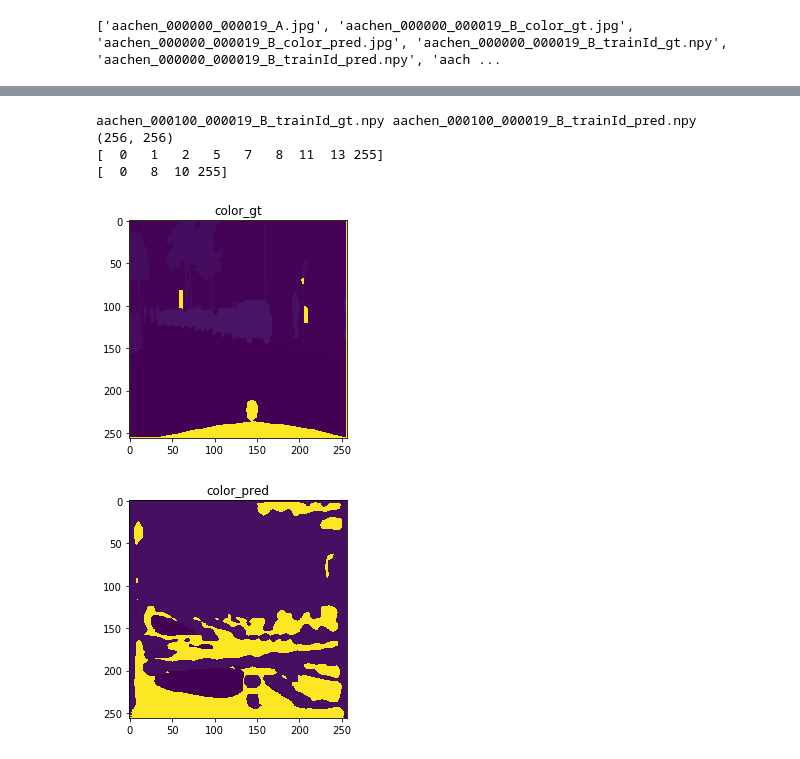
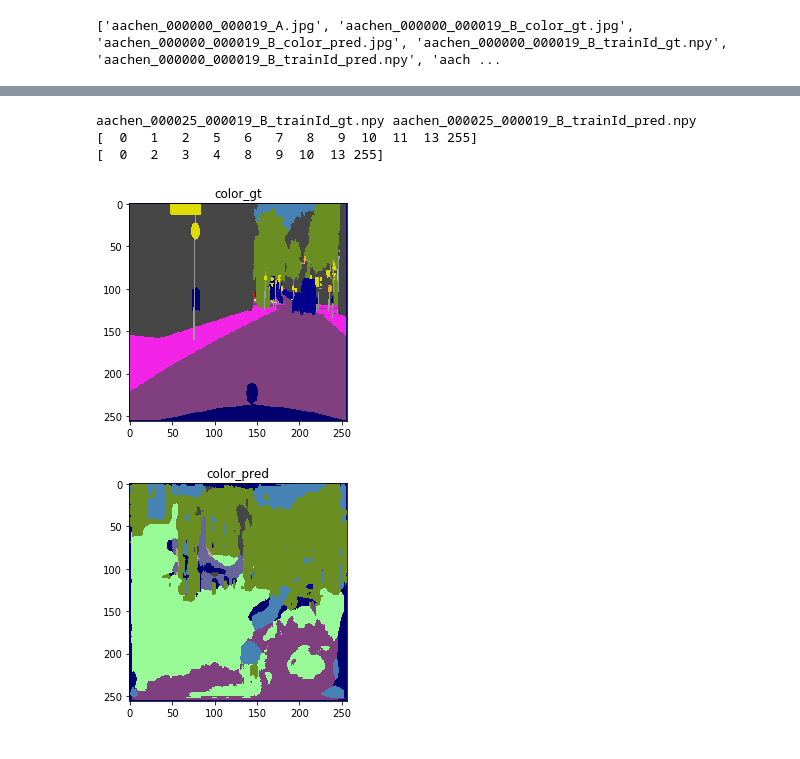
Before and after one commit to Chen-Yifan/segmentation_cityscapes, a Jupyter notebook: notebooks/vis_data.ipynb, the cells around one changed output, grey strips where cells are left out. Cells and saved outputs as stored; diff of their text form; code cells hidden in the pictures.

```diff
--- a/notebooks/vis_data.ipynb
+++ b/notebooks/vis_data.ipynb
@@ -58,8 +58,8 @@ import re
 import imageio
 import matplotlib.pyplot as plt
 # data path
-ckpt_name = 'cityscapes_unet_softmax_SGDRlr_100e/'
-weights = 'weights.04-11.59-0.38-iou39.82-results'
+ckpt_name = 'cityscapes_getunet_softmax_Adam_100e/'
+weights = 'weights.21-10.35-0.35-iou41.12-results'
 # weights = None
 
 if(weights==None):
@@ -89,13 +89,18 @@ def plot_result(i):
     plot2 = plt.imshow(color_pred)
 # %%
 from PIL import Image
+import sys
+sys.path.append("/home/yifan/Github/segmentation_train")
+from dataGenerator import palette
 def plot_result_train(i):
     print(masks[5*i+3],masks[5*i+4])
     color_gt = np.load(os.path.join(result_path, masks[5*i+3]))
-    print(color_gt.shape)
+    print(np.unique(color_gt))
+    color_gt = palette(color_gt)
     color_pred = np.load(os.path.join(result_path, masks[5*i+4]))
-    print(np.unique(color_gt))
     print(np.unique(color_pred))
+
+    color_pred = palette(color_pred)
     fig = plt.figure()
     a = plt.figure(1)
     plt.title('color_gt')
@@ -113,9 +118,8 @@ aachen_000033_000019_B_trainId_gt.npy aachen_000033_000019_B_trainId_pred.npy
 # %%
-plot_result_train(100)
+plot_result_train(25)
 # %% [output]
-aachen_000100_000019_B_trainId_gt.npy aachen_000100_000019_B_trainId_pred.npy
-(256, 256)
-[  0   1   2   5   7   8  11  13 255]
-[  0   8  10 255]
+aachen_000025_000019_B_trainId_gt.npy aachen_000025_000019_B_trainId_pred.npy
+[  0   1   2   5   6   7   8   9  10  11  13 255]
+[  0   2   3   4   8   9  10  13 255]
-[figure, old version]
+[figure, new version]
-[figure, old version]
+[figure, new version]
```
Also changed, not shown: parts of 1 cell of this notebook, 5 other files.
